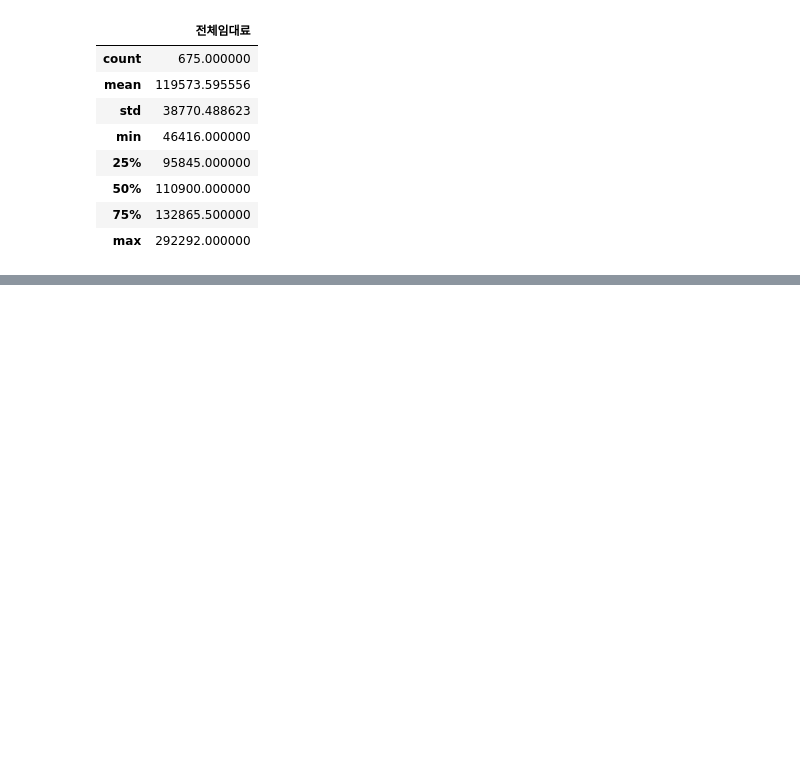
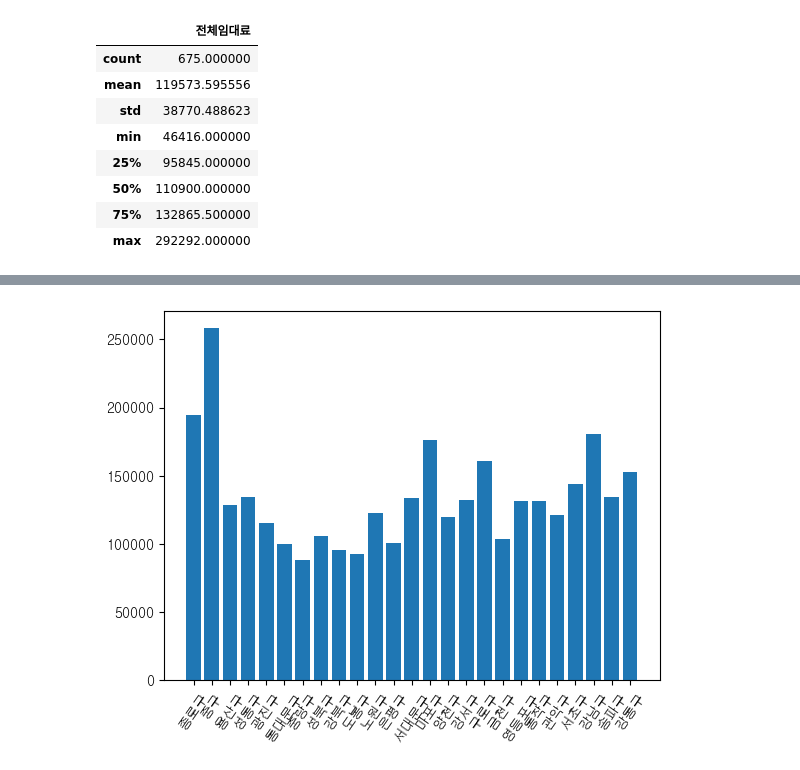
Before and after one commit to SKNetworks-AI19-250818/SKN19_2nd_1team, a Jupyter notebook: eda/rent/rent.ipynb, the cells around one changed output, grey strips where cells are left out. Cells and saved outputs as stored; diff of their text form; code cells hidden in the pictures; blank space fills up the shorter version.

```diff
--- a/eda/rent/rent.ipynb
+++ b/eda/rent/rent.ipynb
@@ -54,0 +67,9 @@ df.sort_values('기준_년분기_코드').to_csv('rent_data.csv', index=False)
+# %%
+# 2025년 2분기 임대료 시각화
+df_filtered = df[df['기준_년분기_코드'] == '20252']
+
+plt.bar(df_filtered['자치구_코드_명'], df_filtered['전체임대료'])
+plt.xticks(rotation=55)
+plt.show()
+# %% [output]
+[figure, added]
```
Also changed, not shown: parts of 2 cells of this notebook.
